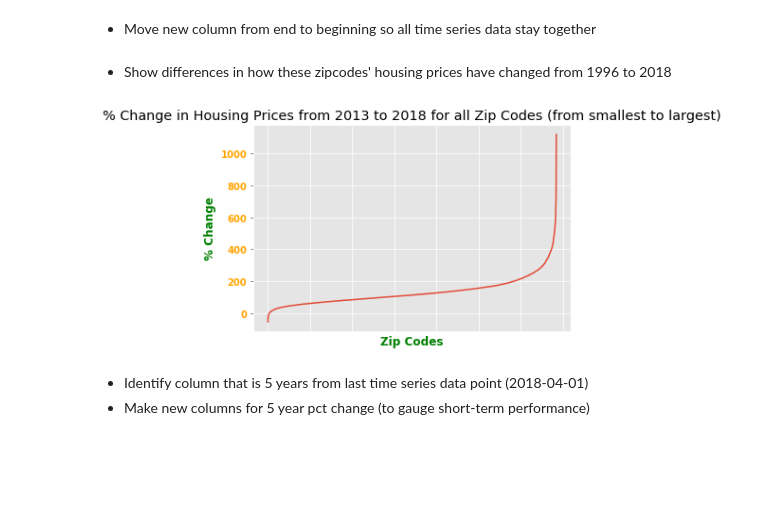
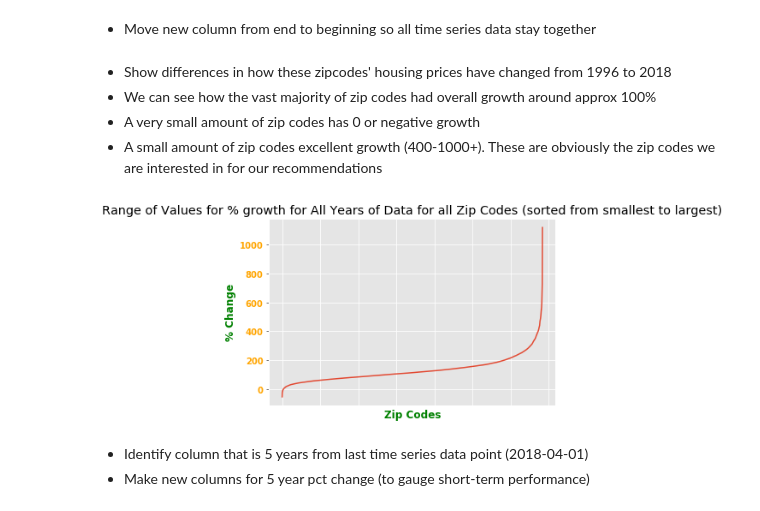
Before and after one commit to swede0623/dsc-mod-4-project-online-ds-pt-031119, a Jupyter notebook: Project.ipynb, the cells around one changed output. Drawn from its saved outputs; the diff is of its cells as text; code cells hidden in the pictures; blank space fills up the shorter version.

```diff
--- a/Project.ipynb
+++ b/Project.ipynb
@@ -72,23 +79,26 @@ df['total_pct_change'] = (df[df.columns[-1]] - df[df.columns[6]])/df[df.columns[
 # %%
 col = df.pop('total_pct_change')
 df.insert(5, col.name, col)
-# %% [markdown]
-- Show differences in how these zipcodes' housing prices have changed from 1996 to 2018
+# %% [markdown]
+- Show differences in how these zipcodes' housing prices have changed from 1996 to 2018
+- We can see how the vast majority of zip codes had overall growth around approx 100%
+- A very small amount of zip codes has 0 or negative growth
+- A small amount of zip codes excellent growth (400-1000+).  These are obviously the zip codes we are interested in for our recommendations
 # %%
 plt.plot(range(len(df)),df['total_pct_change'].sort_values().values)
 plt.tick_params(
     axis='x',          # changes apply to the x-axis
     which='both',      # both major and minor ticks are affected
     bottom=False,      # ticks along the bottom edge are off
     top=False,         # ticks along the top edge are off
     labelbottom=False) # labels along the bottom edge are off
 plt.ylabel('% Change', size='large', color='g', weight='bold')
 plt.xlabel('Zip Codes', size='large', color='g', weight='bold')
 plt.yticks(color='orange', weight='bold')
-plt.title('% Change in Housing Prices from 2013 to 2018 for all Zip Codes (from smallest to largest)')
+plt.title('Range of Values for % growth for All Years of Data for all Zip Codes (sorted from smallest to largest)')
 plt.show()
 # %% [output]
-[figure, old version]
+[figure, new version]
 # %% [markdown]
 - Identify column that is 5 years from last time series data point (2018-04-01)
 - Make new columns for 5 year pct change (to gauge short-term performance)
```
Also changed, not shown: parts of 26 cells of this notebook, 3 other files.
